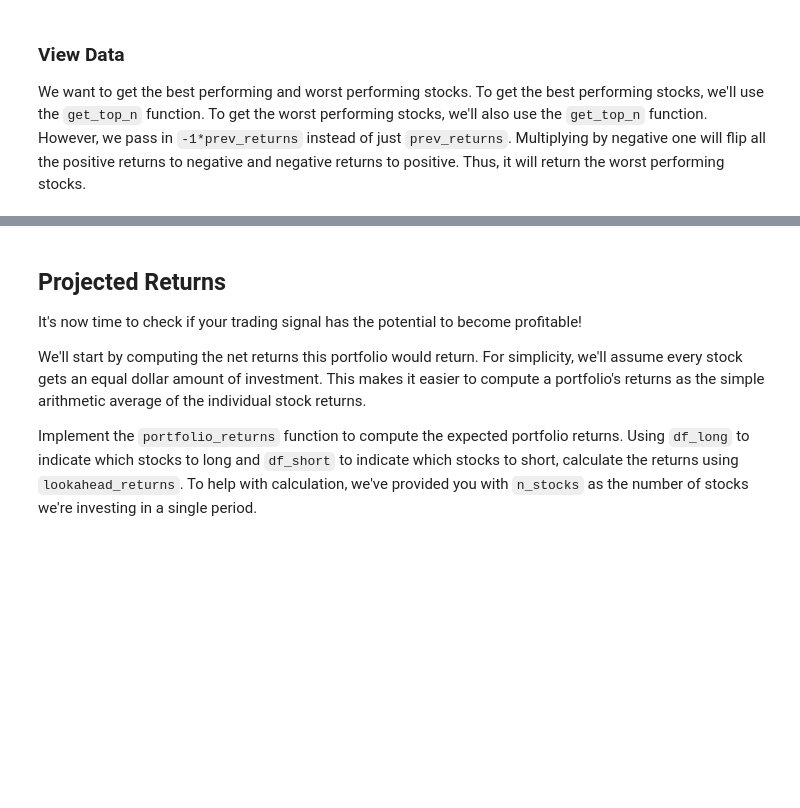
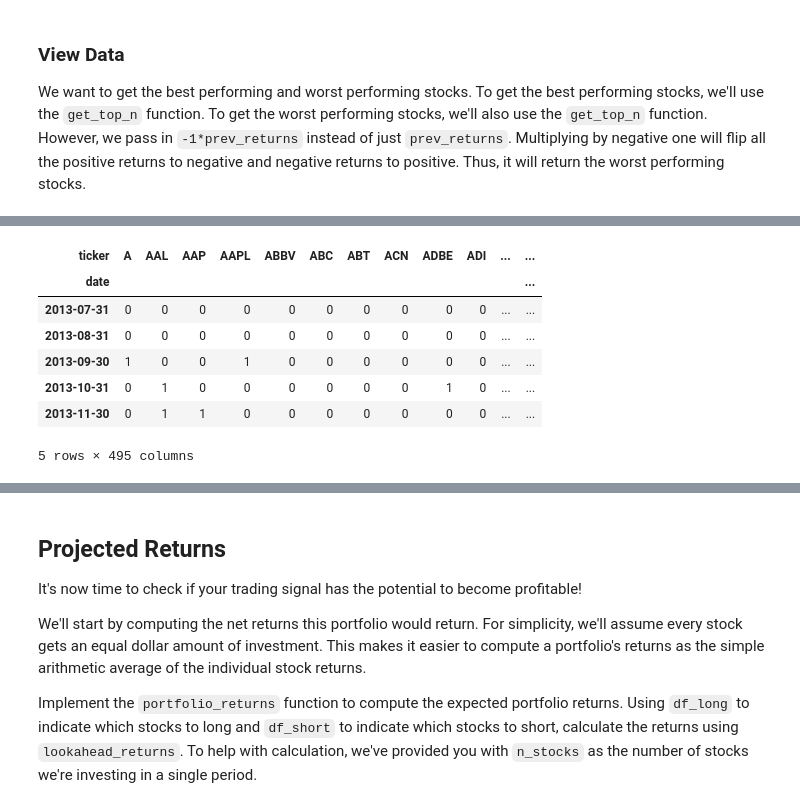
Before and after one commit to RocioLiu/AI-for-Trading, a Jupyter notebook: 1. Quantitative-Trading/L9_Project-1_Trading-with-Momentum/project_1_Trading-with-Momentum.ipynb, the cells around one changed output, grey strips where cells are left out. Cells and saved outputs as stored; diff of their text form; code cells hidden in the pictures; blank space fills up the shorter version.

```diff
--- a/1. Quantitative-Trading/L9_Project-1_Trading-with-Momentum/project_1_Trading-with-Momentum.ipynb
+++ b/1. Quantitative-Trading/L9_Project-1_Trading-with-Momentum/project_1_Trading-with-Momentum.ipynb
@@ -322,0 +334,11 @@ EEGS, LPXH, JRFG, PKDB, FJTP
+# %%
+df_long.head()
+# %% [output]
+| ticker | A | AAL | AAP | AAPL | ABBV | ABC | ABT | ACN | ADBE | ADI | ... | ... |
+| date |  |  |  |  |  |  |  |  |  |  |  | ... |
+| 2013-07-31 | 0 | 0 | 0 | 0 | 0 | 0 | 0 | 0 | 0 | 0 | ... | ... |
+| 2013-08-31 | 0 | 0 | 0 | 0 | 0 | 0 | 0 | 0 | 0 | 0 | ... | ... |
+| 2013-09-30 | 1 | 0 | 0 | 1 | 0 | 0 | 0 | 0 | 0 | 0 | ... | ... |
+| 2013-10-31 | 0 | 1 | 0 | 0 | 0 | 0 | 0 | 0 | 1 | 0 | ... | ... |
+| 2013-11-30 | 0 | 1 | 1 | 0 | 0 | 0 | 0 | 0 | 0 | 0 | ... | ... |
+5 rows × 495 columns
```
Also changed, not shown: parts of 15 cells of this notebook.
